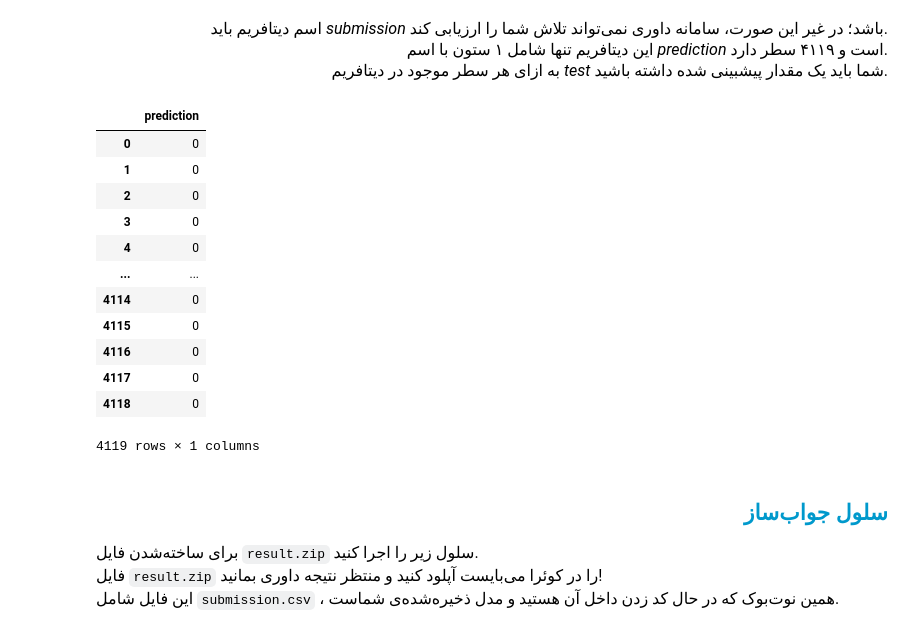
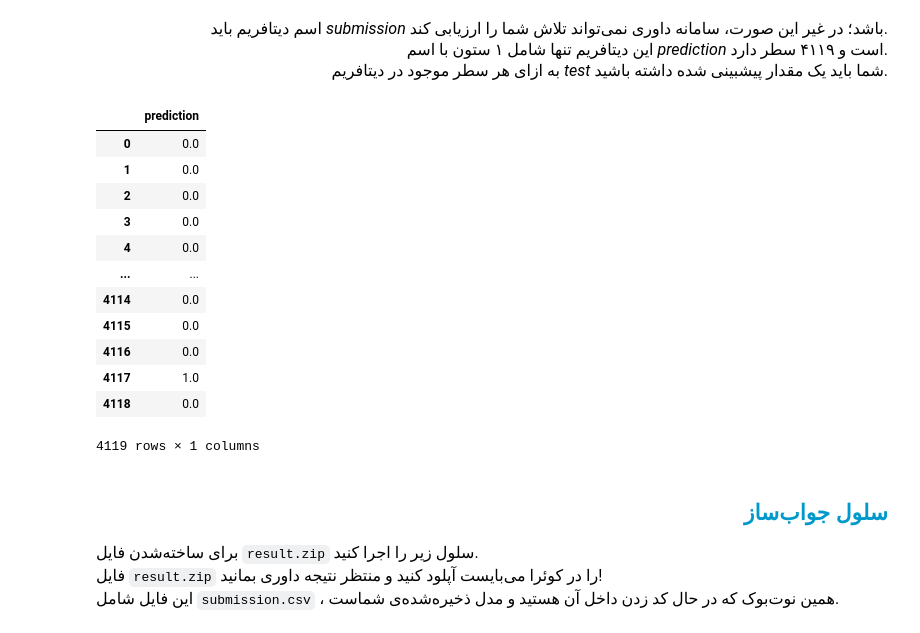
Before and after one commit to AmirrezaNasiri85/Artificial-Inteligance-Boot-Camp, a Jupyter notebook: Tamirin/Week4.3/The Marketing Gamble/all/The_Marketing_Gamble.ipynb, the cells around one changed output. Cells and saved outputs as stored; diff of their text form; code cells hidden in the pictures.

```diff
--- a/Tamirin/Week4.3/The Marketing Gamble/all/The_Marketing_Gamble.ipynb
+++ b/Tamirin/Week4.3/The Marketing Gamble/all/The_Marketing_Gamble.ipynb
@@ -285,0 +303,14 @@ train_x, validation_x, train_y, validation_y = train_test_split(
+# %%
+from sklearn.model_selection import  GridSearchCV, StratifiedKFold
+from sklearn.tree import DecisionTreeClassifier
+
+cv = StratifiedKFold(random_state=42, shuffle=True, n_splits=5)
+grid_params = {
+    "max_depth" : [1, 5, 10, 15],
+    "min_samples_leaf" : [1, 5, 10, 20],
+    "min_samples_split" : [2, 5, 10, 20, 40],
+    "criterion" : ["gini", "log_loss", "entropy"],
+    "splitter" : ["random", "best"]
+}
+grid_search = GridSearchCV(param_grid=grid_params, cv=cv, estimator=DecisionTreeClassifier(random_state=42))
+grid_search.fit(train_x, train_y)
@@ -301,6 +340,8 @@ from sklearn.tree import  DecisionTreeClassifier
 from sklearn.svm import  SVC
 from sklearn.linear_model import LogisticRegression
 
-model = SVC(kernel="rbf", gamma="scale")
+
+
+model = DecisionTreeClassifier(class_weight="balanced", random_state=42, min_samples_split=2, min_samples_leaf=1, max_depth=5, criterion="log_loss", splitter="best")
 model.fit(train_x, train_y)
 # %% [output]
@@ -406,23 +459,27 @@ Text(50.83333333333333, 0.5, 'True Lables')
 </p>
 # %%
 #TO-DO
-y_prediction = model.predict(test_x)
+
+
+probabilities = model.predict_proba(test_x)[:, 1]
 submission = pd.DataFrame()
-submission["prediction"] = pd.DataFrame(y_prediction)
+submission["prediction"] = pd.DataFrame(probabilities)
+submission[submission["prediction"] >= 0.5] = 1
+submission[submission["prediction"] < 0.5] = 0
 submission
 # %% [output]
 |  | prediction |
-| 0 | 0 |
-| 1 | 0 |
-| 2 | 0 |
-| 3 | 0 |
-| 4 | 0 |
+| 0 | 0.0 |
+| 1 | 0.0 |
+| 2 | 0.0 |
+| 3 | 0.0 |
+| 4 | 0.0 |
 | ... | ... |
-| 4114 | 0 |
-| 4115 | 0 |
-| 4116 | 0 |
-| 4117 | 0 |
-| 4118 | 0 |
+| 4114 | 0.0 |
+| 4115 | 0.0 |
+| 4116 | 0.0 |
+| 4117 | 1.0 |
+| 4118 | 0.0 |
 4119 rows × 1 columns
 # %% [markdown]
 <h2 align=right style="line-height:200%;font-family:vazir;color:#0099cc">
```
Also changed, not shown: parts of 8 cells of this notebook, 3 other files.
